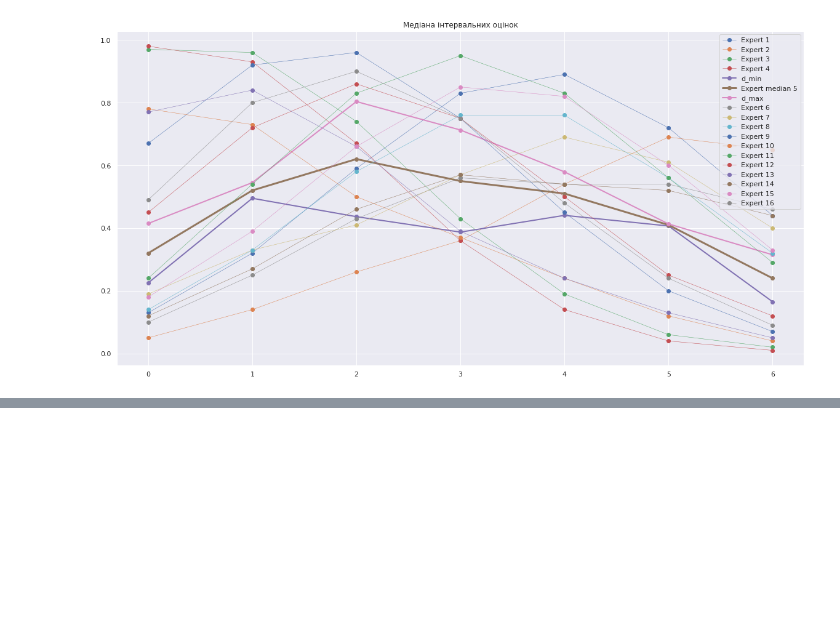
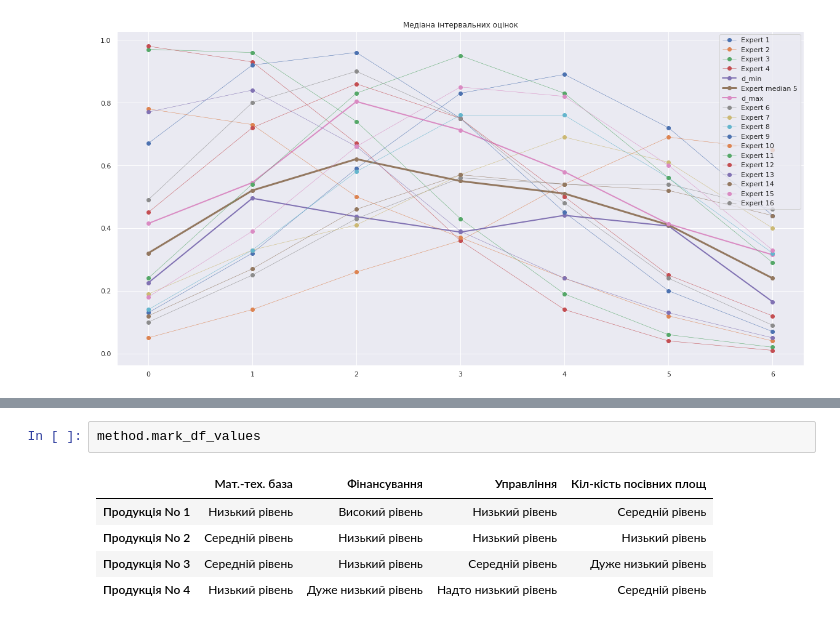
Before and after one commit to dejk-alg/sa_lab5, a Jupyter notebook: notebook.ipynb, the cells around one changed output, grey strips where cells are left out. Saved outputs shown, nothing was run; the diff lists cells and outputs as text; blank space fills up the shorter version.

```diff
--- a/notebook.ipynb
+++ b/notebook.ipynb
@@ -91,0 +121,8 @@ method.plot_believed_experts('Продукція No 1', 'Мат.-тех. баз
+# %%
+method.mark_df_values
+# %% [output]
+|  | Мат.-тех. база | Фінансування | Управління | Кіл-кість посівних площ |
+| Продукція No 1 | Низький рівень | Високий рівень | Низький рівень | Середній рівень |
+| Продукція No 2 | Середній рівень | Низький рівень | Низький рівень | Низький рівень |
+| Продукція No 3 | Середній рівень | Низький рівень | Середній рівень | Дуже низький рівень |
+| Продукція No 4 | Низький рівень | Дуже низький рівень | Надто низький рівень | Середній рівень |
```
Also changed, not shown: parts of 5 cells of this notebook, 2 other files.
